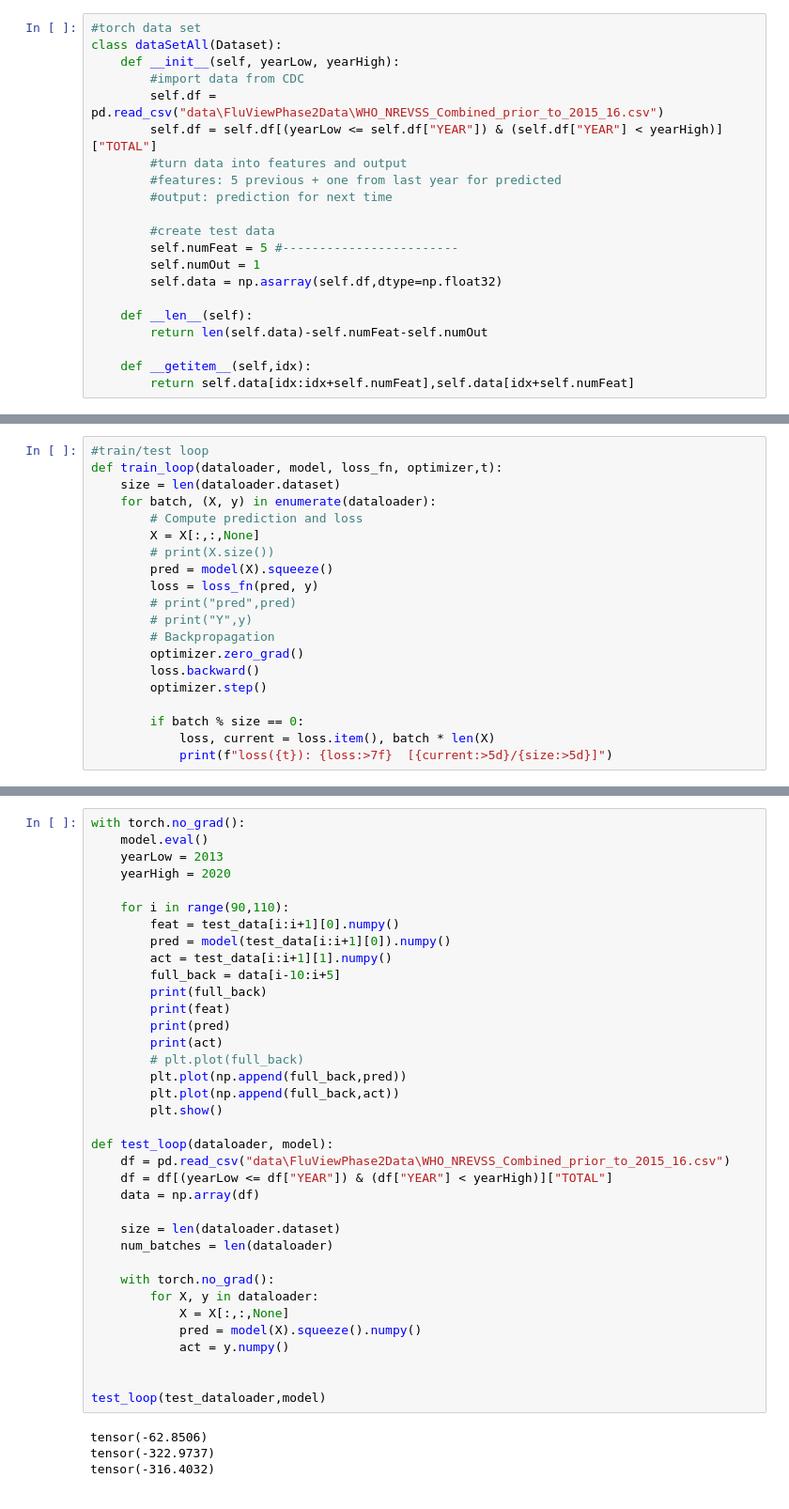
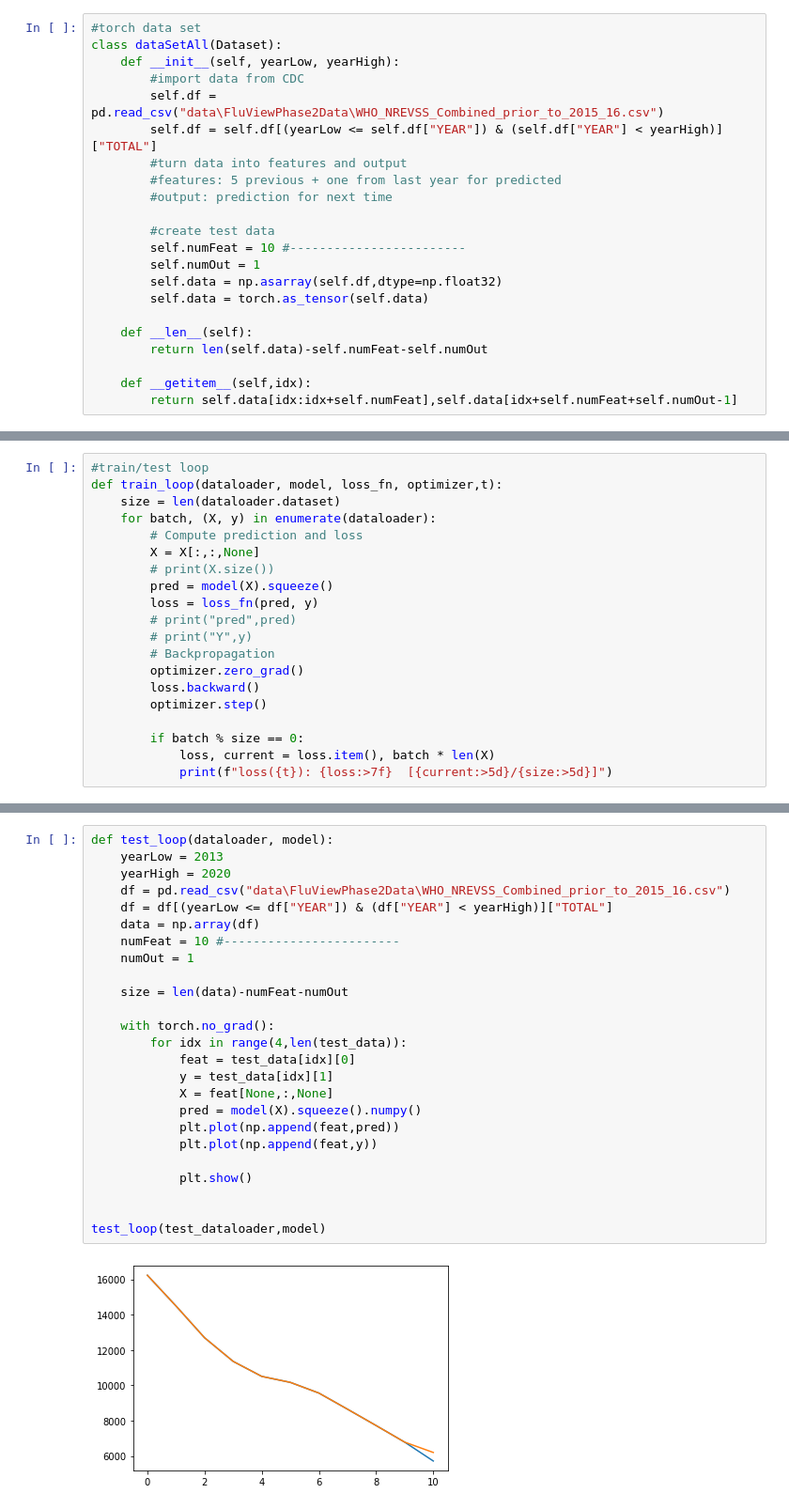
Before and after one commit to masonb13/NN_Forecasting, a Jupyter notebook: RNN.ipynb, the cells around one changed output, grey strips where cells are left out. Shown at 94% size. Drawn from its saved outputs; the diff is of its cells as text.

```diff
--- a/RNN.ipynb
+++ b/RNN.ipynb
@@ -20,15 +20,16 @@ class dataSetAll(Dataset):
         #output: prediction for next time
 
         #create test data
-        self.numFeat = 5 #------------------------
+        self.numFeat = 10 #------------------------
         self.numOut = 1
         self.data = np.asarray(self.df,dtype=np.float32)
+        self.data = torch.as_tensor(self.data)
 
     def __len__(self):
         return len(self.data)-self.numFeat-self.numOut
 
     def __getitem__(self,idx):
-        return self.data[idx:idx+self.numFeat],self.data[idx+self.numFeat]
+        return self.data[idx:idx+self.numFeat],self.data[idx+self.numFeat+self.numOut-1]
 # %%
 #create data loaders
 train_data = dataSetAll(1900,2013)
@@ -114,41 +115,28 @@ loss: 191872.109375  [    0/  787]
 Done!
-# %%
-with torch.no_grad():
-    model.eval()
-    yearLow = 2013
-    yearHigh = 2020
-
-    for i in range(90,110):
-        feat = test_data[i:i+1][0].numpy()
-        pred = model(test_data[i:i+1][0]).numpy()
-        act = test_data[i:i+1][1].numpy()
-        full_back = data[i-10:i+5]
-        print(full_back)
-        print(feat)
-        print(pred)
-        print(act)
-        # plt.plot(full_back)
-        plt.plot(np.append(full_back,pred))
-        plt.plot(np.append(full_back,act))
-        plt.show()
-
-def test_loop(dataloader, model):
-    df = pd.read_csv("data\FluViewPhase2Data\WHO_NREVSS_Combined_prior_to_2015_16.csv")
-    df = df[(yearLow <= df["YEAR"]) & (df["YEAR"] < yearHigh)]["TOTAL"]
-    data = np.array(df)
-
-    size = len(dataloader.dataset)
-    num_batches = len(dataloader)
-
-    with torch.no_grad():
-        for X, y in dataloader:
-            X = X[:,:,None]
-            pred = model(X).squeeze().numpy()
-            act = y.numpy()
-
-
-test_loop(test_dataloader,model)
-# %% [output]
-tensor(-62.8506)
-tensor(-322.9737)
-tensor(-316.4032)
+# %%
+def test_loop(dataloader, model):
+    yearLow = 2013
+    yearHigh = 2020
+    df = pd.read_csv("data\FluViewPhase2Data\WHO_NREVSS_Combined_prior_to_2015_16.csv")
+    df = df[(yearLow <= df["YEAR"]) & (df["YEAR"] < yearHigh)]["TOTAL"]
+    data = np.array(df)
+    numFeat = 10 #------------------------
+    numOut = 1
+
+    size = len(data)-numFeat-numOut
+
+    with torch.no_grad():
+        for idx in range(4,len(test_data)):
+            feat = test_data[idx][0]
+            y = test_data[idx][1]
+            X = feat[None,:,None]
+            pred = model(X).squeeze().numpy()
+            plt.plot(np.append(feat,pred))
+            plt.plot(np.append(feat,y))
+
+            plt.show()
+
+
+test_loop(test_dataloader,model)
+# %% [output]
+[figure, added]
```
Also changed, not shown: parts of 2 cells of this notebook, 2 other files.
